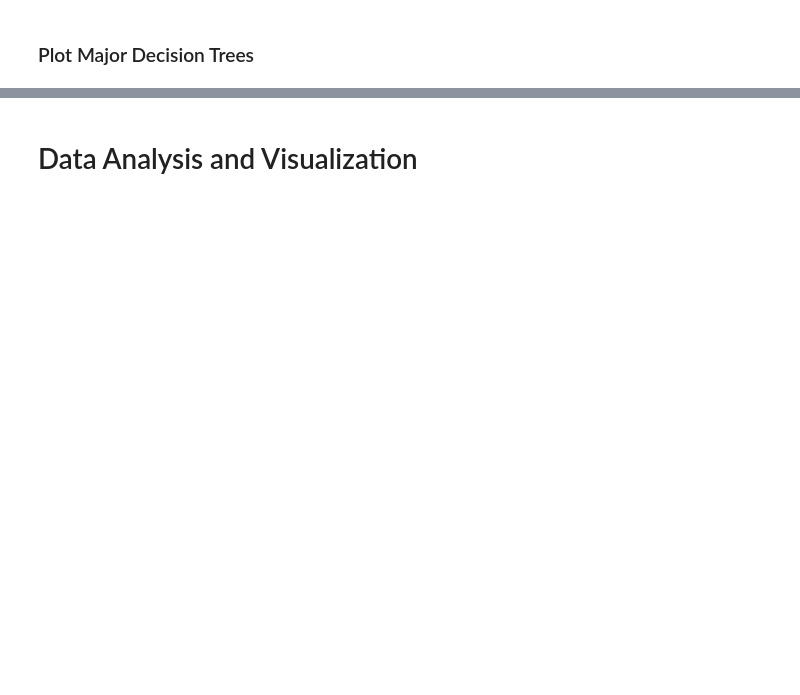
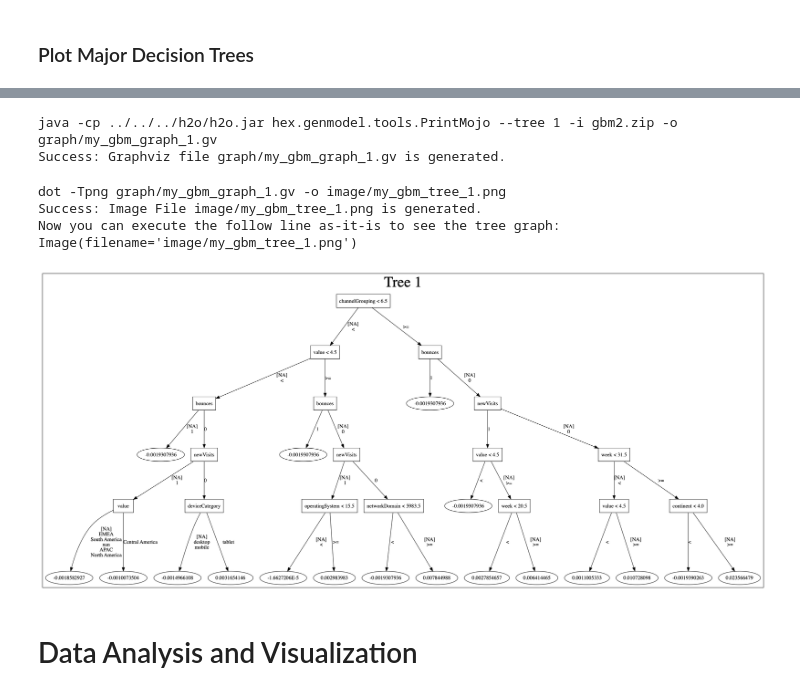
Before and after one commit to xsx99/Google_sales_prediction, a Jupyter notebook: kaggle/data_exploration.ipynb, the cells around one changed output, grey strips where cells are left out. Saved outputs shown, nothing was run; the diff lists cells and outputs as text; code cells hidden in the pictures; blank space fills up the shorter version.

Commit message:
add pdf plot

```diff
--- a/kaggle/data_exploration.ipynb
+++ b/kaggle/data_exploration.ipynb
@@ -266,5 +262,8 @@ gbm2.varimp_plot()
 # %%
-path = 'C://Users//XuL//Desktop//kaggle'
-mojo_file_name = '//model//gbm2.zip'
-modelfile = gbm2.download_mojo(path+mojo_file_name,get_genmodel_jar=False)
+#path = 'C://Users//XuL//Desktop//kaggle'
+path=""
+#mojo_file_name = '//model//gbm2.zip'
+mojo_file_name = 'gbm2.zip'
+#modelfile = gbm2.download_mojo(path+mojo_file_name,get_genmodel_jar=False)
+modelfile = gbm2.download_mojo(mojo_file_name,get_genmodel_jar=False)
 print("Model saved to " + modelfile)
@@ -355,9 +369,9 @@ pdp = lineplot_ci(pdp,"devicecategory","deviceCategory",'str')
 # %% [markdown]
 ### Plot Major Decision Trees
 # %%
-h2o_jar_path= 'H://h2o.jar'
-gv_file_path = "//graph//my_gbm_graph"
-image_file_path = "//image//my_gbm_tree"
+h2o_jar_path= '../../../h2o/h2o.jar'
+gv_file_path = "graph/my_gbm_graph"
+image_file_path = "image/my_gbm_tree"
 # %%
 def generateTree(h2o_jar_path, mojo_file_path, gv_file_path, path, tree_id = 0):
 
@@ -397,2 +426,18 @@ Image(filename=path+image_file_path+'_0.png')
+# %%
+generateTree(h2o_jar_path,mojo_file_name,gv_file_path,path,1)
+# %% [output]
+java -cp ../../../h2o/h2o.jar hex.genmodel.tools.PrintMojo --tree 1 -i gbm2.zip -o graph/my_gbm_graph_1.gv
+Success: Graphviz file graph/my_gbm_graph_1.gv is generated.
+# %%
+generateTreeImage(gv_file_path, image_file_path, path, 1)
+# %% [output]
+dot -Tpng graph/my_gbm_graph_1.gv -o image/my_gbm_tree_1.png
+Success: Image File image/my_gbm_tree_1.png is generated.
+Now you can execute the follow line as-it-is to see the tree graph:
+Image(filename='image/my_gbm_tree_1.png')
+# %%
+Image(filename=path+image_file_path+'_1.png')
+# %% [output]
+[figure, added]
 # %% [markdown]
 # Data Analysis and Visualization
```
Also changed, not shown: parts of 32 cells of this notebook.
